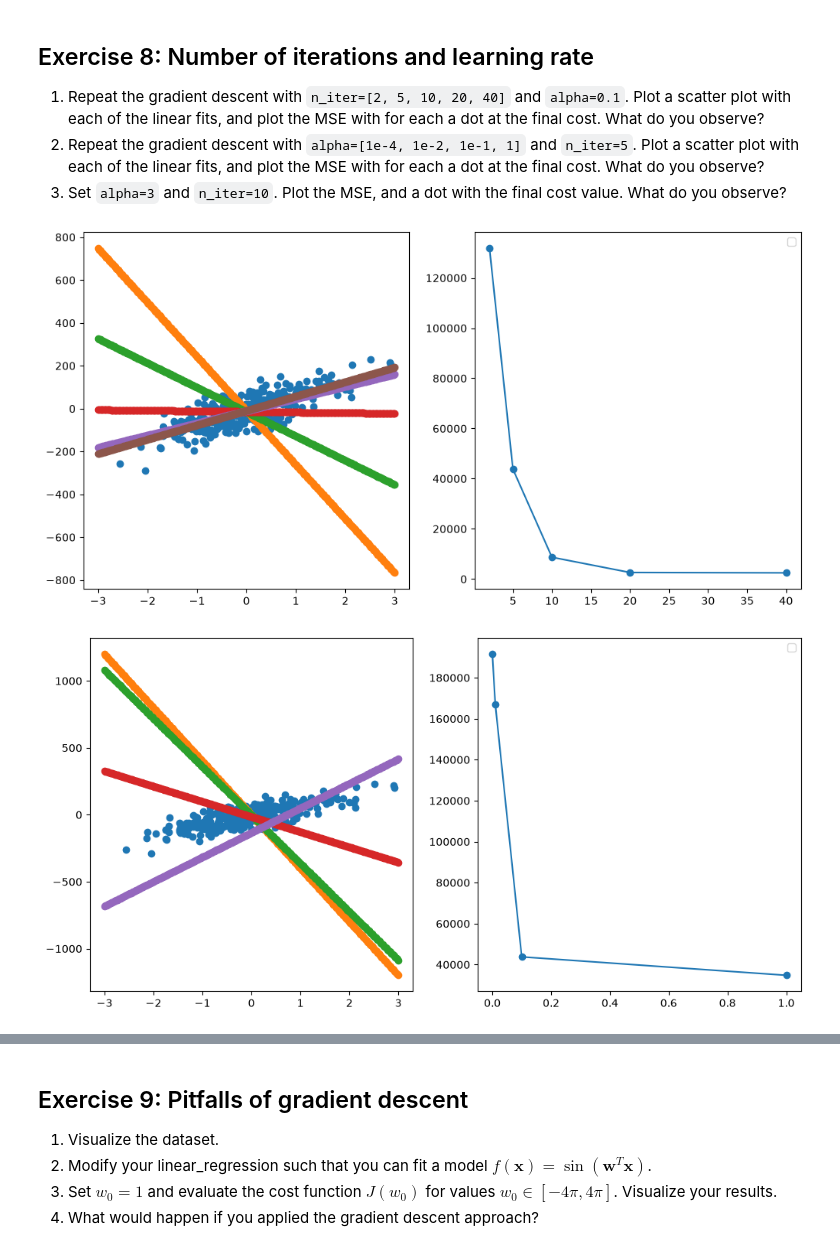
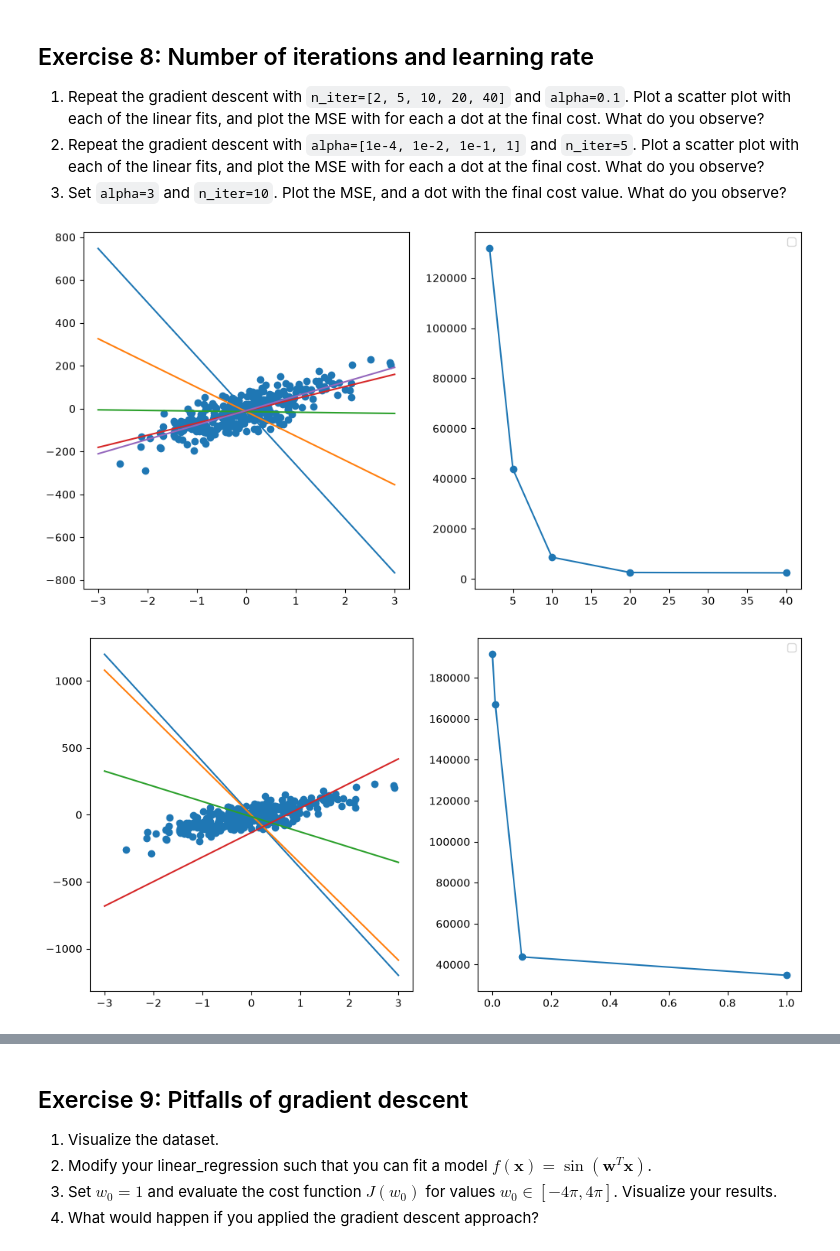
Before and after one commit to RobertvdLeeuw/nix-radboud, a Jupyter notebook: subjects/BCI/assignment_10_linear_regression_gradient_descent.ipynb, the cells around one changed output, grey strips where cells are left out. Cells and saved outputs as stored; diff of their text form; code cells hidden in the pictures.

```diff
--- a/subjects/BCI/assignment_10_linear_regression_gradient_descent.ipynb
+++ b/subjects/BCI/assignment_10_linear_regression_gradient_descent.ipynb
@@ -110,19 +110,19 @@ ax[1].legend()
 # %%
 fig, ax = plt.subplots(1, 2, figsize=(12, 6))
 
 ax[0].scatter(X.T[1], y)
 final_costs = []
 for n_iter in [2, 5, 10, 20, 40]:
     costs, W = gradient_descent(X, y, 0.1, n_iter)
 
-    ax[0].scatter(x.T[1], W@x.T, label=f"{n_iter} iters")
+    ax[0].plot(x.T[1], W@x.T, label=f"{n_iter} iters")
     final_costs.append((n_iter, costs[-1]))
 
 ax[1].plot(*zip(*final_costs), marker="o")
 plt.legend()
 plt.show()
 # %% [output]
-[figure, old version]
+[figure, new version]
 # %%
 fig, ax = plt.subplots(1, 2, figsize=(12, 6))
 
@@ -131,14 +131,14 @@ final_costs = []
 for alpha in [1e-4, 1e-2, 1e-1, 1]:
     costs, W = gradient_descent(X, y, alpha, 5)
 
-    ax[0].scatter(x.T[1], W@x.T, label=f"{n_iter} iters")
+    ax[0].plot(x.T[1], W@x.T, label=f"{n_iter} iters")
     final_costs.append((alpha, costs[-1]))
 
 ax[1].plot(*zip(*final_costs), marker="o")
 plt.legend()
 plt.show()
 # %% [output]
-[figure, old version]
+[figure, new version]
 # %%
 costs, W = gradient_descent(X, y, 3, 10)
 
```
Also changed, not shown: parts of 4 cells of this notebook, 3 other files.
